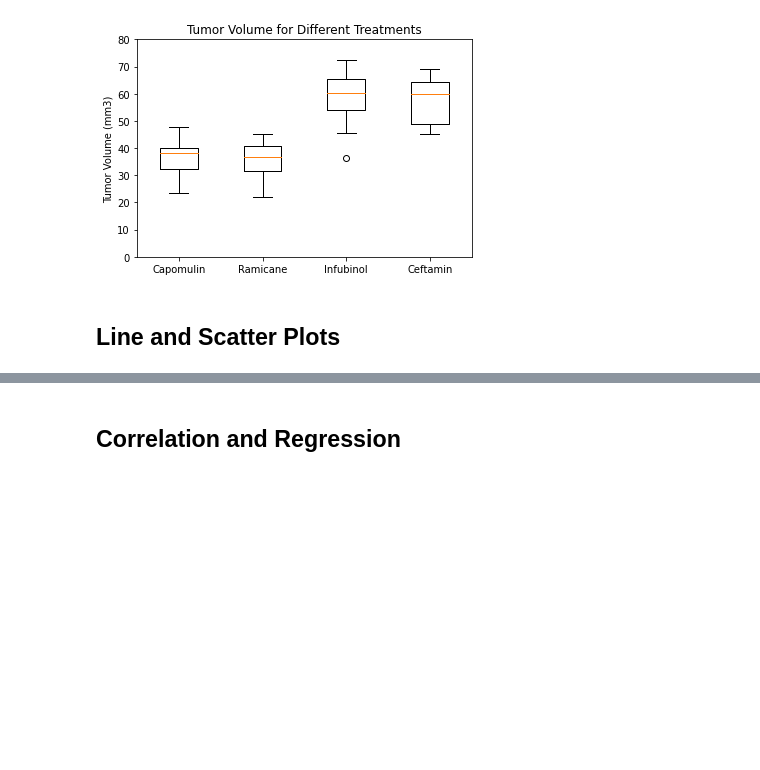
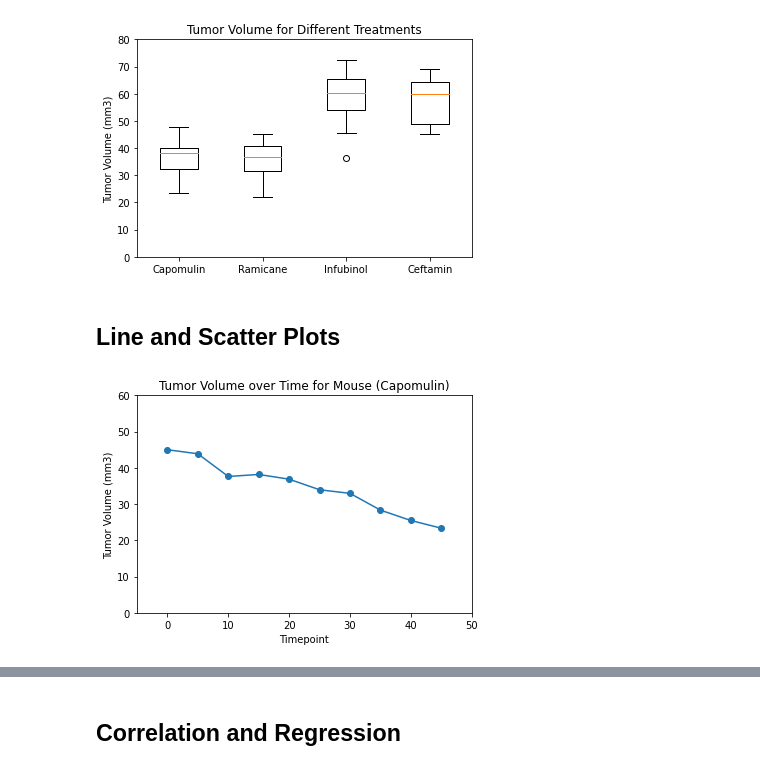
Before and after one commit to thierzon/matplotlib-challenge, a Jupyter notebook: Pymaceuticals/pymaceuticals.ipynb, the cells around one changed output, grey strips where cells are left out. Cells and saved outputs as stored; diff of their text form; code cells hidden in the pictures; blank space fills up the shorter version.

```diff
--- a/Pymaceuticals/pymaceuticals.ipynb
+++ b/Pymaceuticals/pymaceuticals.ipynb
@@ -343,0 +356,19 @@ plt.show()
+# %%
+# Generate a line plot of time point versus tumor volume for a mouse treated with Capomulin
+
+# Extract data to define time point versus tumor volume for a mouse treated with Capomulin
+mouse_cap_data = clean_data.loc[clean_data["Drug Regimen"] == "Capomulin"]
+mouse_cap = mouse_cap_data.loc[mouse_cap_data["Mouse ID"] == "s185"]
+mouse_timepoint = mouse_cap["Timepoint"]
+mouse_tumorvol = mouse_cap["Tumor Volume (mm3)"]
+
+# Generate line plot depicting time point versus tumor volume for a mouse treated with Capomulin
+plt.plot(mouse_timepoint, mouse_tumorvol, marker="o")
+plt.title("Tumor Volume over Time for Mouse (Capomulin)")
+plt.xlabel("Timepoint")
+plt.ylabel("Tumor Volume (mm3)")
+plt.xlim(-5,50)
+plt.ylim(0,60)
+plt.show()
+# %% [output]
+[figure, added]
```
Also changed, not shown: parts of 14 cells of this notebook.
